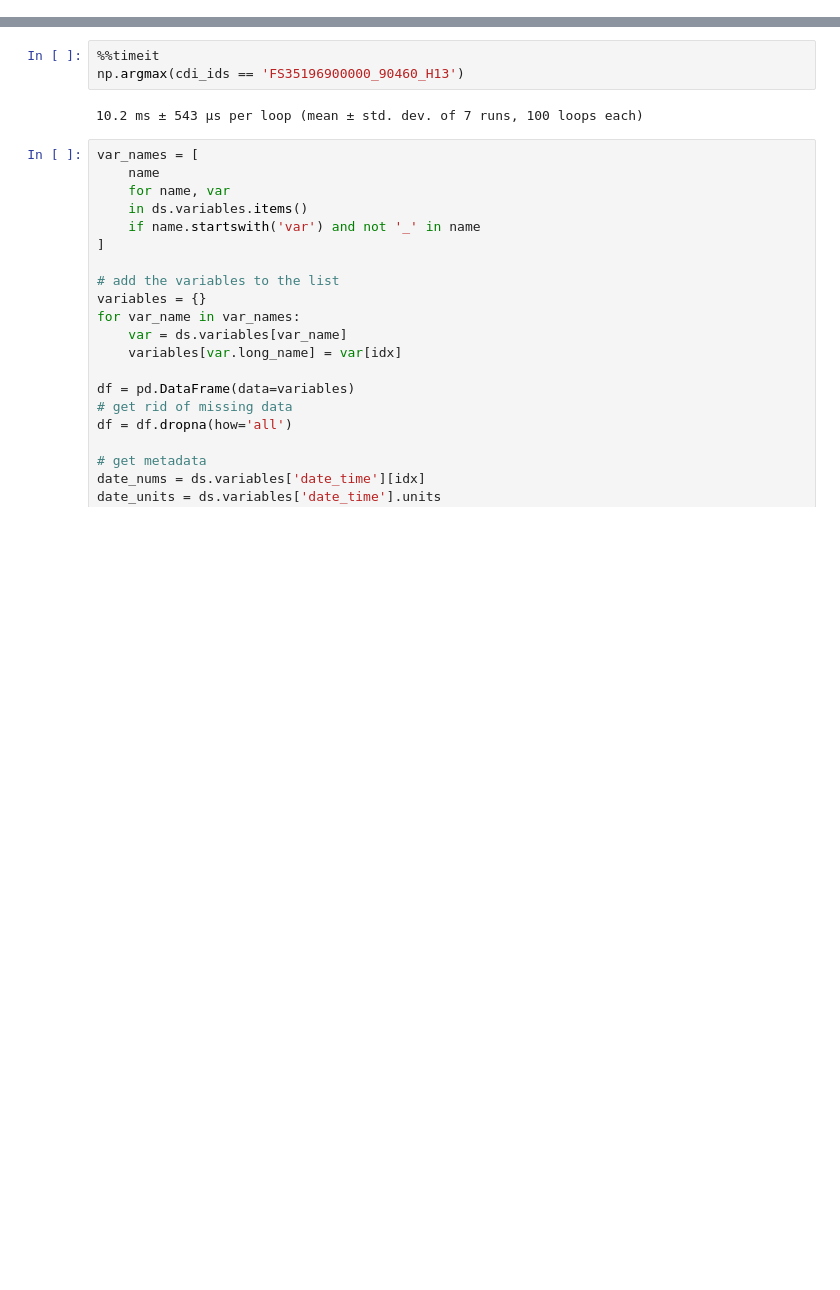
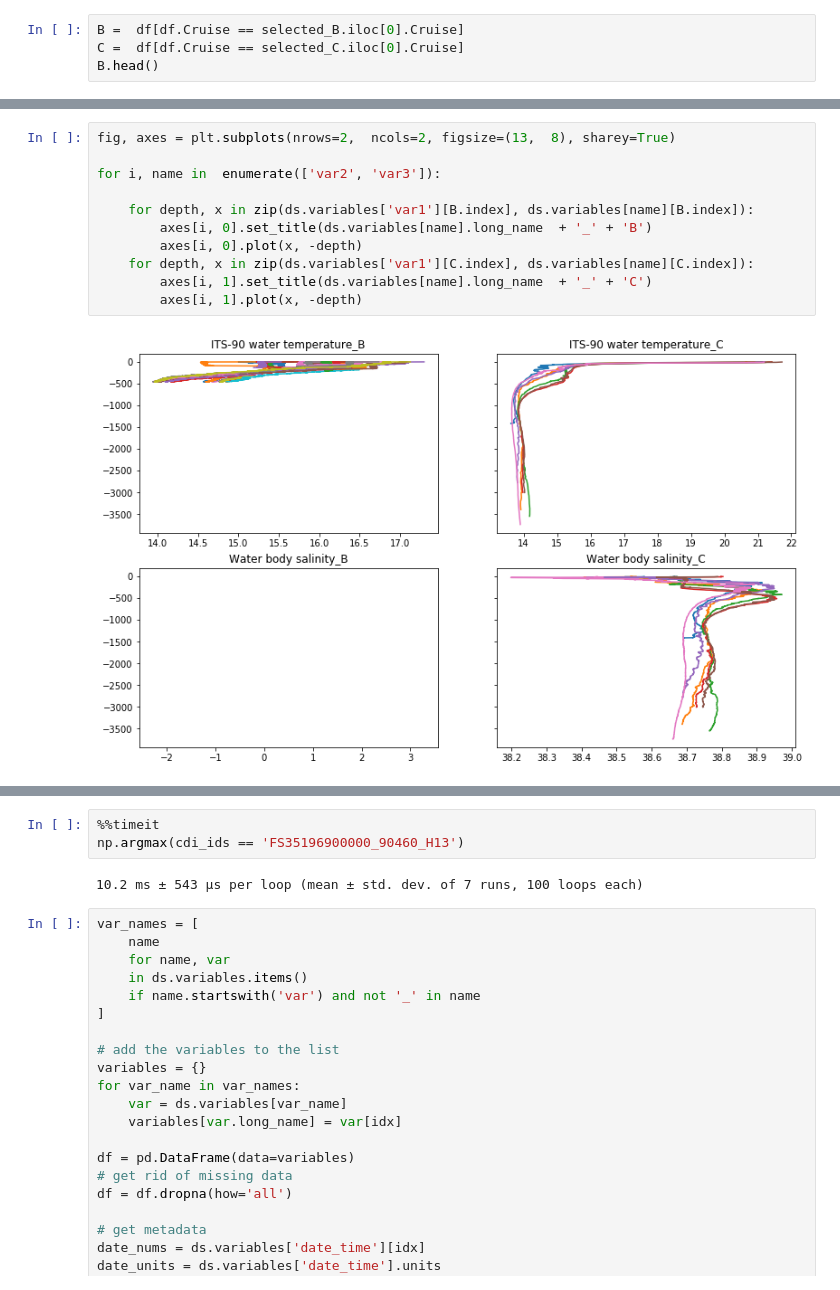
Before and after one commit to openearth/sdc-visualization, a Jupyter notebook: notebooks/timeseries.ipynb, the cells around one changed output, grey strips where cells are left out. Saved outputs shown, nothing was run; the diff lists cells and outputs as text; blank space fills up the shorter version.

```diff
--- a/notebooks/timeseries.ipynb
+++ b/notebooks/timeseries.ipynb
@@ -44,0 +109,4 @@ cdi_ids = netCDF4.chartostring(ds.variables['metavar4'][:])
+# %%
+B =  df[df.Cruise == selected_B.iloc[0].Cruise]
+C =  df[df.Cruise == selected_C.iloc[0].Cruise]
+B.head()
@@ -44,0 +120,13 @@ cdi_ids = netCDF4.chartostring(ds.variables['metavar4'][:])
+# %%
+fig, axes = plt.subplots(nrows=2,  ncols=2, figsize=(13,  8), sharey=True)
+
+for i, name in  enumerate(['var2', 'var3']):
+
+    for depth, x in zip(ds.variables['var1'][B.index], ds.variables[name][B.index]):
+        axes[i, 0].set_title(ds.variables[name].long_name  + '_' + 'B')
+        axes[i, 0].plot(x, -depth)
+    for depth, x in zip(ds.variables['var1'][C.index], ds.variables[name][C.index]):
+        axes[i, 1].set_title(ds.variables[name].long_name  + '_' + 'C')
+        axes[i, 1].plot(x, -depth)
+# %% [output]
+[figure, added]
```
Also changed, not shown: parts of 16 cells of this notebook.
